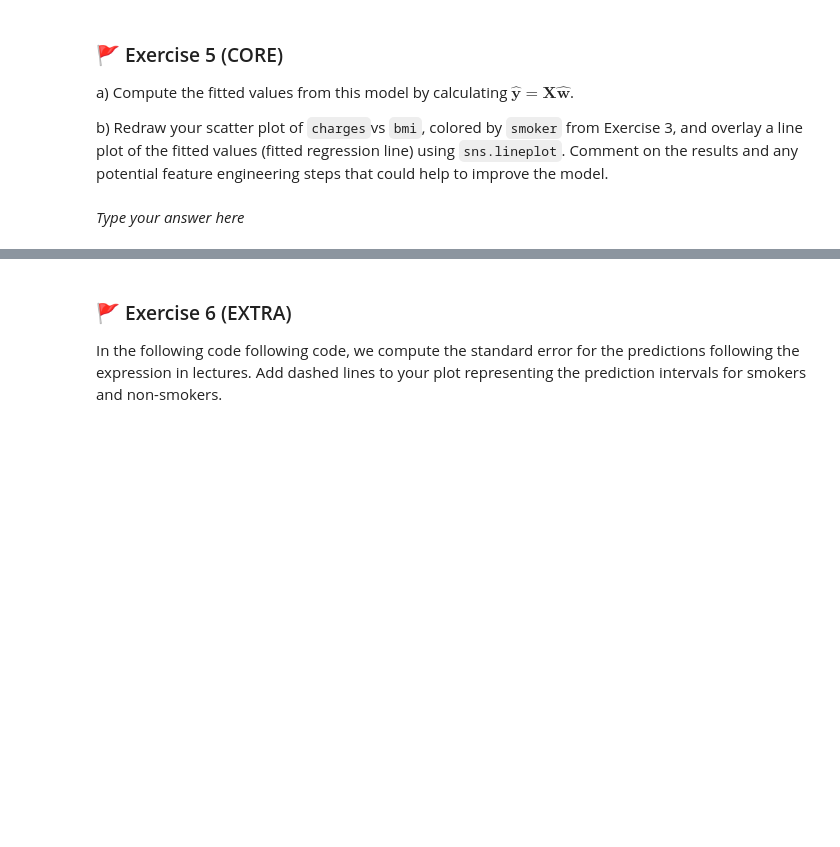
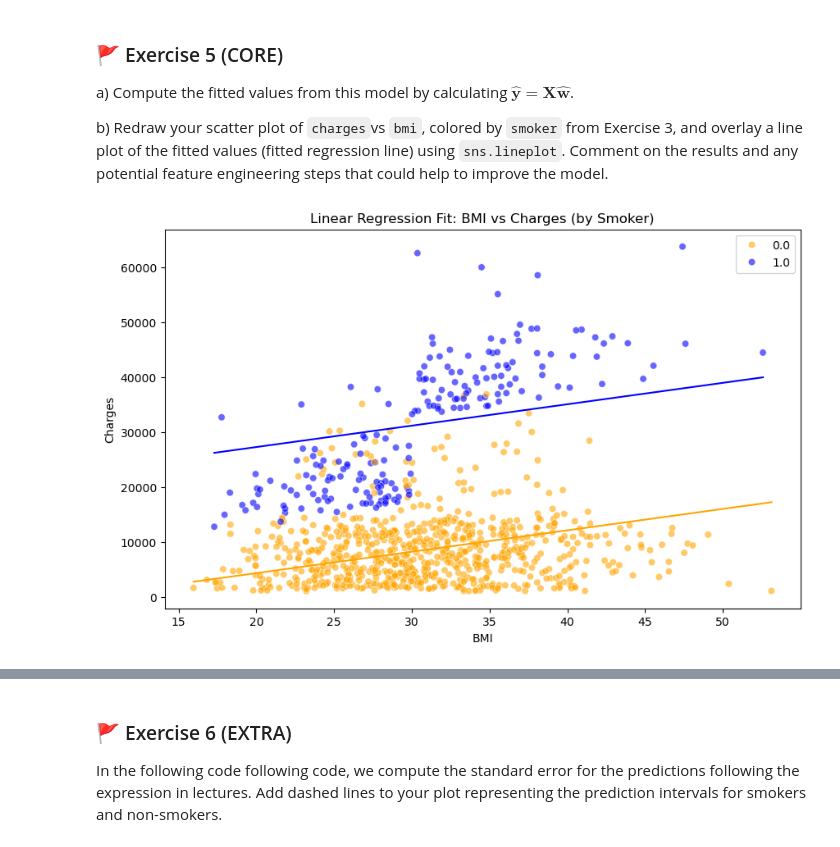
Before and after one commit to zici021129/MLP_2026_week04, a Jupyter notebook: mlp_week04.ipynb, the cells around one changed output, grey strips where cells are left out. Drawn from its saved outputs; the diff is of its cells as text; code cells hidden in the pictures; blank space fills up the shorter version.

```diff
--- a/mlp_week04.ipynb
+++ b/mlp_week04.ipynb
@@ -251,0 +325,24 @@ b) What is the intercept for non-smokers and what is the intercept for smokers?
+# %%
+# Code for your answer here!
+# Part (a): Compute the least squares estimates
+# Compute X transpose times X (The Gram Matrix)
+XTX = X.T @ X
+# Compute X transpose times y
+XTy = X.T @ y
+
+# We use np.linalg.solve instead of np.linalg.inv for better numerical stability
+w_hat = np.linalg.solve(XTX, XTy)
+
+print("Estimated Coefficients (w_hat):", w_hat)
+# w_hat[0] is the Bias/Intercept
+# w_hat[1] is the coefficient for BMI
+# w_hat[2] is the coefficient for Smoker
+
+# Part (b): Calculate intercepts for groups
+# The model equation is: charges = w0 + (w1 * bmi) + (w2 * smoker)
+intercept_non_smoker = w_hat[0]
+
+intercept_smoker = w_hat[0] + w_hat[2]
+
+print(f"\nIntercept for non-smokers: {intercept_non_smoker:.2f}")
+print(f"Intercept for smokers:     {intercept_smoker:.2f}")
@@ -260,2 +360,21 @@ b) Redraw your scatter plot of `charges`vs `bmi`, colored by `smoker` from Exerc
-# %% [markdown]
-_Type your answer here_
+# %%
+# Code for your answer here
+# Part (a): Compute fitted values
+# y_hat = X * w_hat
+yhat = X @ w_hat
+
+# Part (b): Visualizing the fit
+plt.figure(figsize=(10, 6))
+
+# Redraw the scatter plot (Actual Data)
+sns.scatterplot(x=X[:, 1], y=y, hue=X[:, 2], palette=['orange', 'blue'], alpha=0.6)
+
+# Overlay the line plot (Fitted Values)
+sns.lineplot(x=X[:, 1], y=yhat, hue=X[:, 2], palette=['orange', 'blue'], legend=False)
+
+plt.title("Linear Regression Fit: BMI vs Charges (by Smoker)")
+plt.xlabel("BMI")
+plt.ylabel("Charges")
+plt.show()
+# %% [output]
+[figure, added]
```
Also changed, not shown: parts of 26 cells of this notebook.
